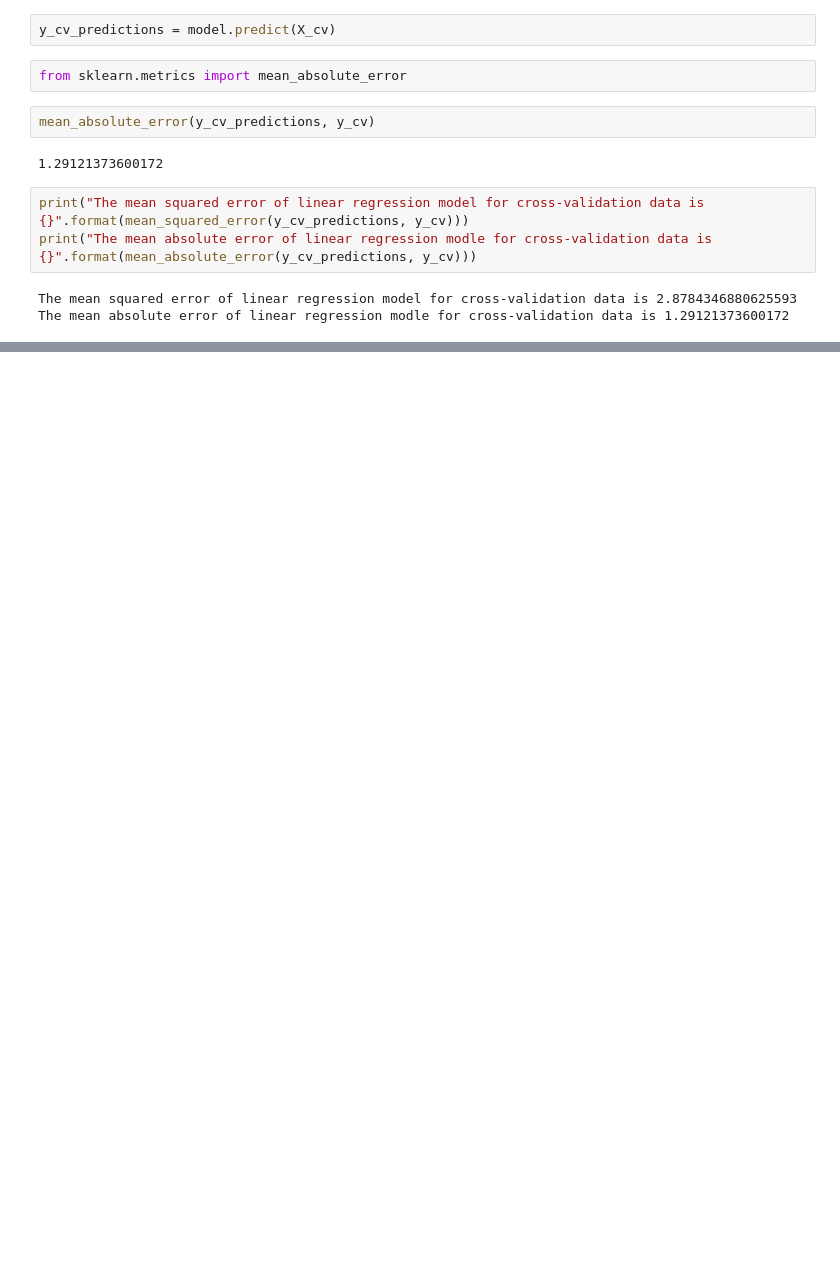
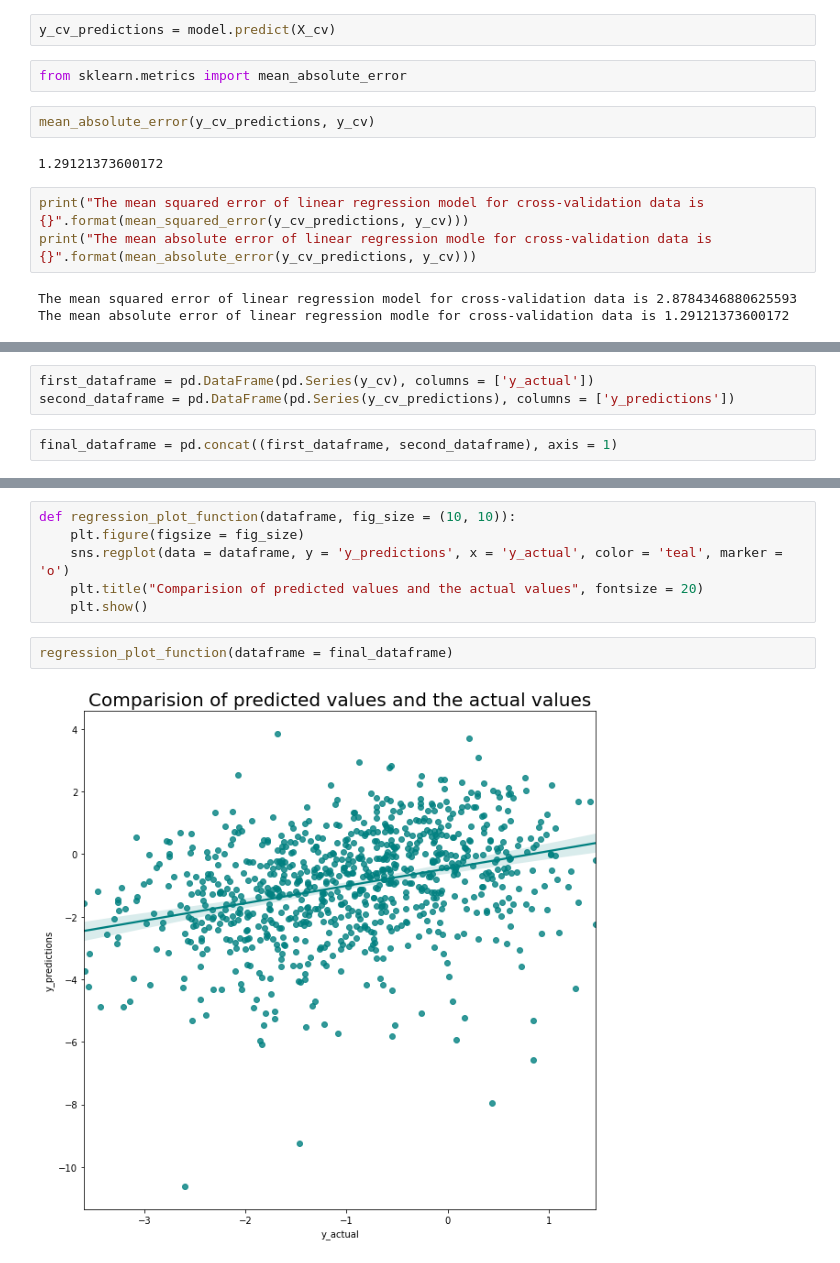
Before and after one commit to suhasmaddali/Predicting-Readability-of-Texts-Using-Machine-Learning, a Jupyter notebook: Readability Challenge Python Notebook-10-7.ipynb, the cells around one changed output, grey strips where cells are left out. Saved outputs shown, nothing was run; the diff lists cells and outputs as text; blank space fills up the shorter version.

Commit message:
Added new functions for machine learning

```diff
--- a/Readability Challenge Python Notebook-10-7.ipynb
+++ b/Readability Challenge Python Notebook-10-7.ipynb
@@ -1068,0 +1127,5 @@ The mean absolute error of linear regression modle for cross-validation data is
+# %%
+first_dataframe = pd.DataFrame(pd.Series(y_cv), columns = ['y_actual'])
+second_dataframe = pd.DataFrame(pd.Series(y_cv_predictions), columns = ['y_predictions'])
+# %%
+final_dataframe = pd.concat((first_dataframe, second_dataframe), axis = 1)
@@ -1068,0 +1141,10 @@ The mean absolute error of linear regression modle for cross-validation data is
+# %%
+def regression_plot_function(dataframe, fig_size = (10, 10)):
+    plt.figure(figsize = fig_size)
+    sns.regplot(data = dataframe, y = 'y_predictions', x = 'y_actual', color = 'teal', marker = 'o')
+    plt.title("Comparision of predicted values and the actual values", fontsize = 20)
+    plt.show()
+# %%
+regression_plot_function(dataframe = final_dataframe)
+# %% [output]
+[figure, added]
```
Also changed, not shown: parts of 9 cells of this notebook.
